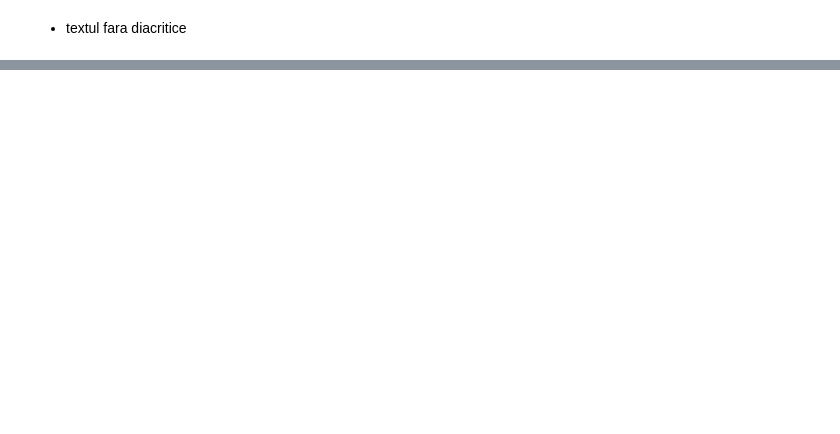
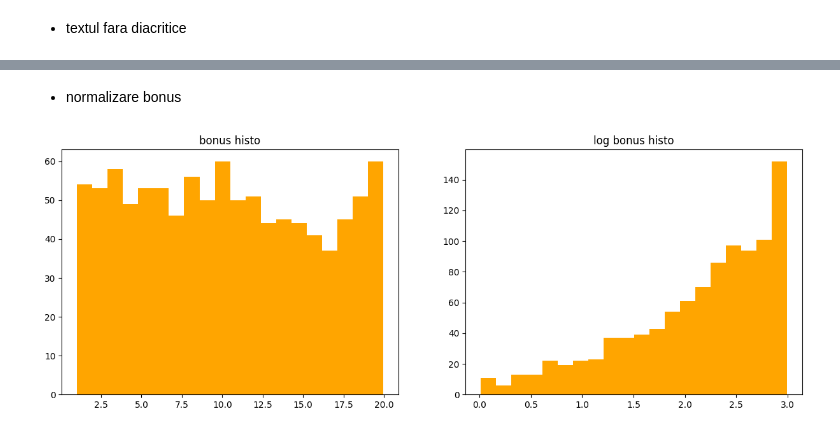
Before and after one commit to RegusAl/UBB, a Jupyter notebook: Semestrul 4/Inteligenta Artificiala/Laboratoare/Lab 2/Lab2.ipynb, the cells around one changed output, grey strips where cells are left out. Drawn from its saved outputs; the diff is of its cells as text; code cells hidden in the pictures; blank space fills up the shorter version.

```diff
--- a/Semestrul 4/Inteligenta Artificiala/Laboratoare/Lab 2/Lab2.ipynb
+++ b/Semestrul 4/Inteligenta Artificiala/Laboratoare/Lab 2/Lab2.ipynb
@@ -341,0 +395,15 @@ Longest:
+# %% [markdown]
+- normalizare bonus
+# %%
+#log scaling
+bonusData = df_employees["Bonus %"]
+bonusLog = [log(b) for b in bonusData]
+
+fig, (ax1, ax2) = plt.subplots(1, 2, figsize=(15,5))
+ax1.hist(bonusData, 20, color="orange")
+ax1.set_title('bonus histo')
+ax2.hist(bonusLog, 20, color="orange")
+ax2.set_title('log bonus histo')
+plt.show()
+# %% [output]
+[figure, added]
```
Also changed, not shown: parts of 28 cells of this notebook.
